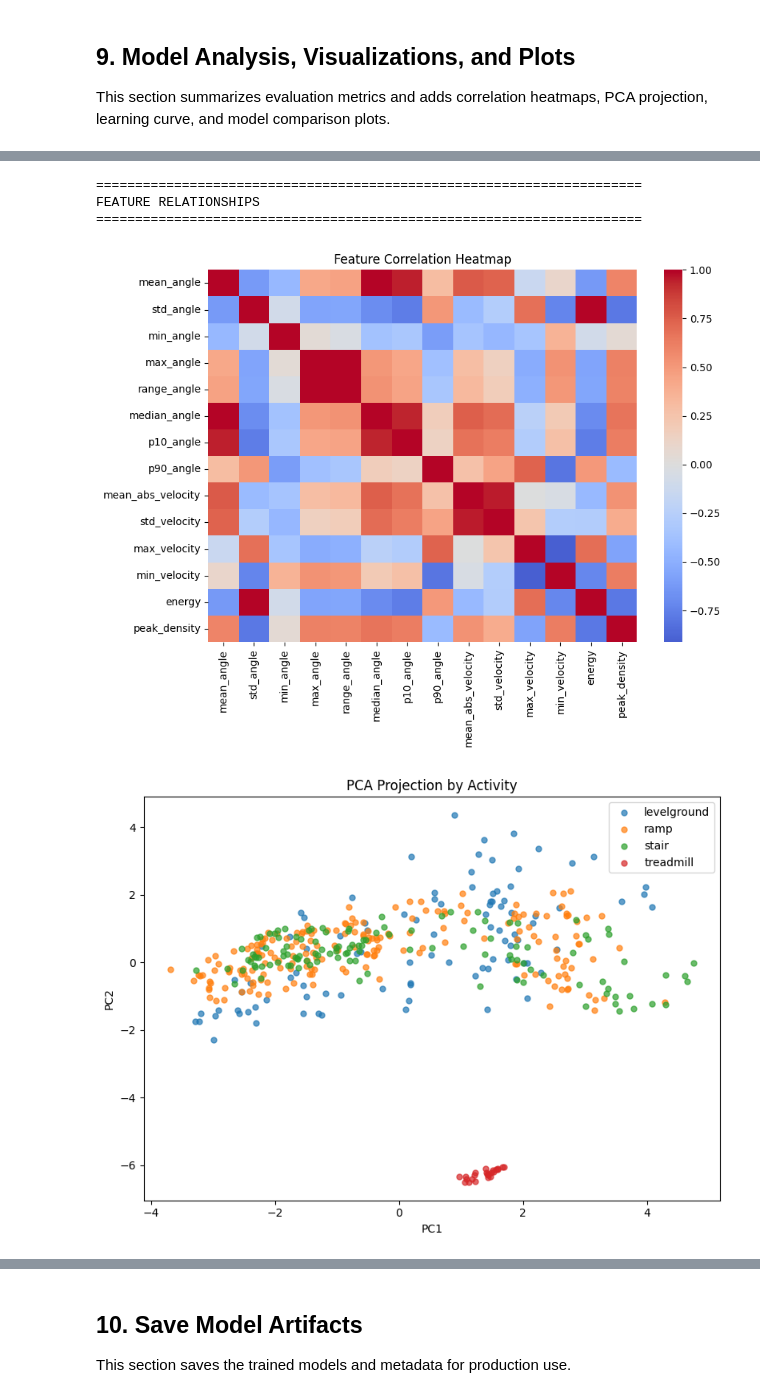
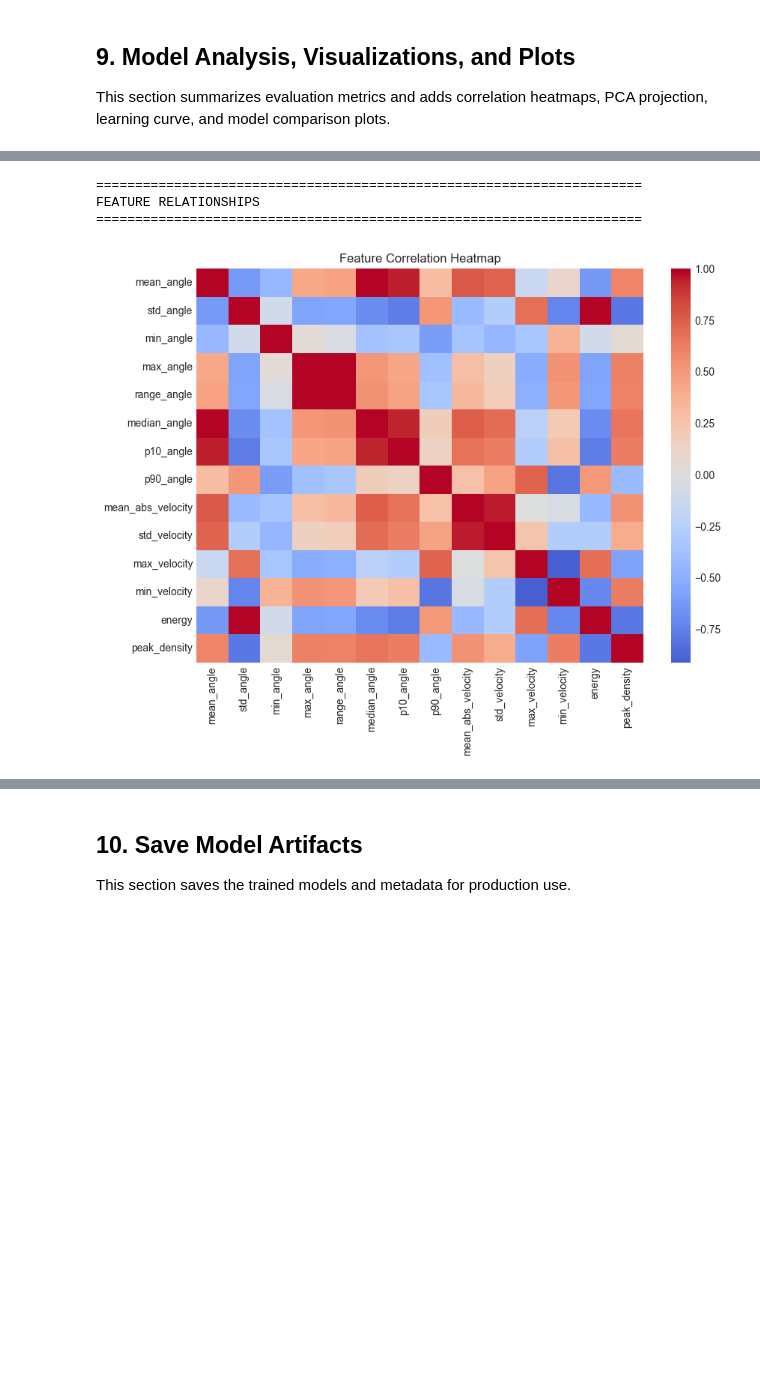
Before and after one commit to MahmoudBL83/ExoMetrix, a Jupyter notebook: ExoMetrix_Training_Notebook.ipynb, the cells around one changed output, grey strips where cells are left out. Cells and saved outputs as stored; diff of their text form; code cells hidden in the pictures; blank space fills up the shorter version.

```diff
--- a/ExoMetrix_Training_Notebook.ipynb
+++ b/ExoMetrix_Training_Notebook.ipynb
@@ -853,43 +833,25 @@ Cross-validation accuracy: mean=0.935, std=0.012
 # %%
 print_section("FEATURE RELATIONSHIPS")
 
 # Feature correlation heatmap
 corr = np.corrcoef(X, rowvar=False)
 fig, ax = plt.subplots(figsize=(9, 7))
 sns.heatmap(
     corr,
     xticklabels=FEATURE_NAMES,
     yticklabels=FEATURE_NAMES,
     cmap="coolwarm",
     center=0,
     ax=ax,
 )
 ax.set_title("Feature Correlation Heatmap")
 plt.tight_layout()
 plt.show()
-
-# PCA projection by activity
-scaled_features = RobustScaler().fit_transform(X)
-pca = PCA(n_components=2, random_state=42)
-X_pca = pca.fit_transform(scaled_features)
-labels_array = np.array(activity_labels)
-
-fig, ax = plt.subplots(figsize=(8, 6))
-for label in sorted(activity_counts.keys()):
-    mask = labels_array == label
-    ax.scatter(X_pca[mask, 0], X_pca[mask, 1], s=25, alpha=0.7, label=label)
-ax.set_title("PCA Projection by Activity")
-ax.set_xlabel("PC1")
-ax.set_ylabel("PC2")
-ax.legend()
-plt.tight_layout()
-plt.show()
 # %% [output]
 ======================================================================
 FEATURE RELATIONSHIPS
 ======================================================================
-[figure, old version]
+[figure, new version]
-[figure, removed]
 # %%
 print_section("FEATURE IMPORTANCE AND LABEL DISTRIBUTION")
 
```
Also changed, not shown: parts of 10 cells of this notebook, 5 other files.
